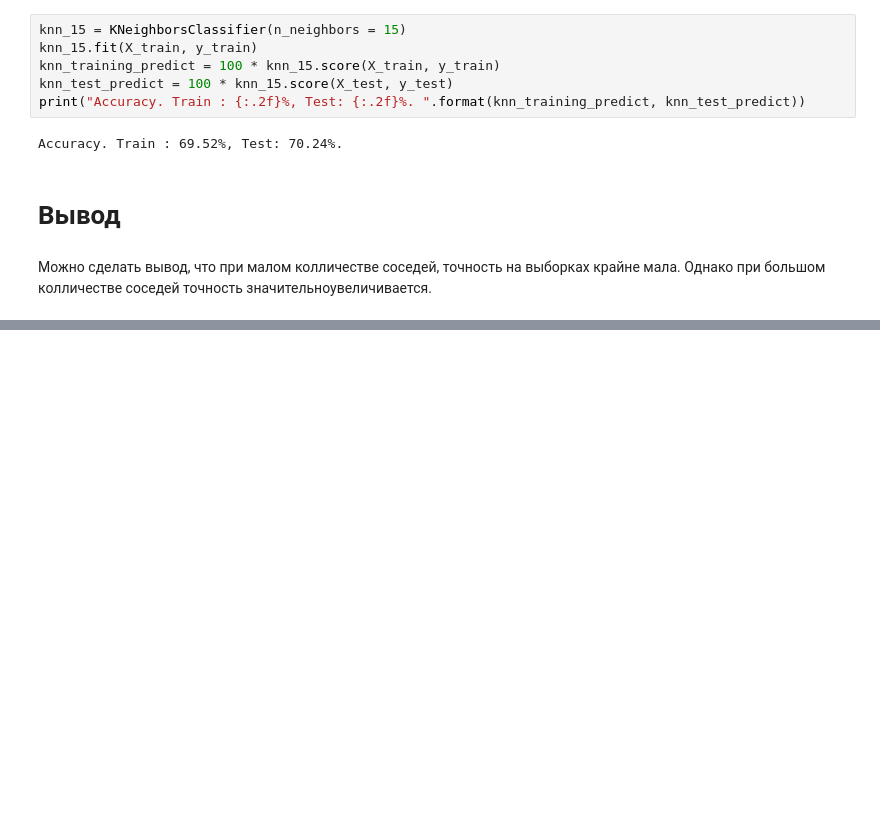
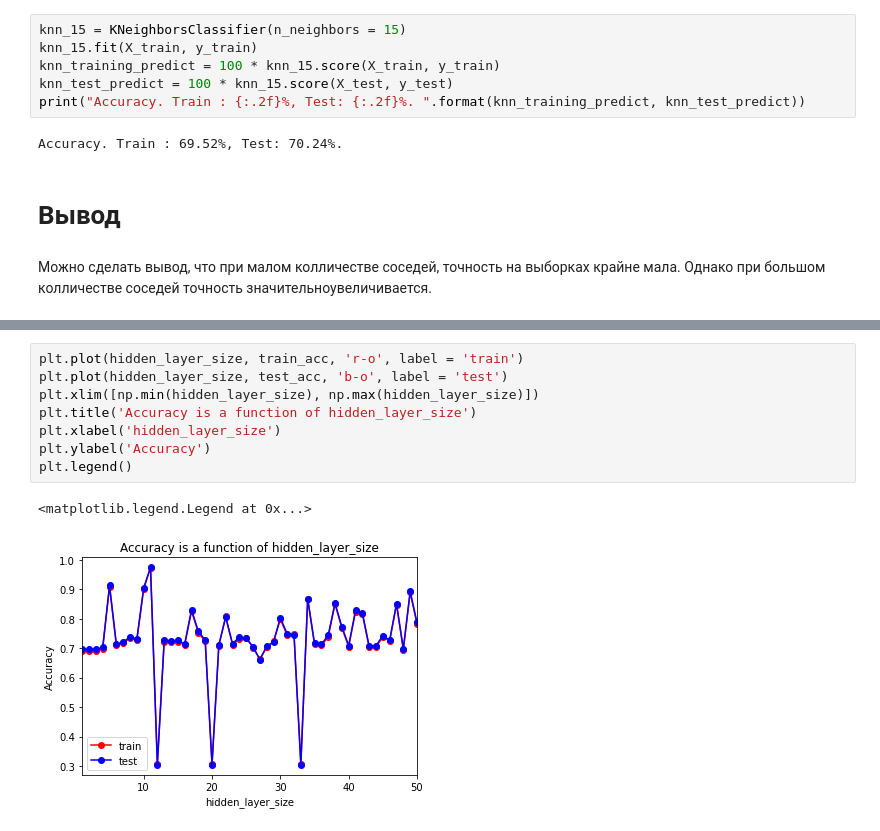
Before and after one commit to kuznetsov-ns/MLmag, a Jupyter notebook: Salary_Data_hw1.ipynb, the cells around one changed output, grey strips where cells are left out. Drawn from its saved outputs; the diff is of its cells as text; blank space fills up the shorter version.

```diff
--- a/Salary_Data_hw1.ipynb
+++ b/Salary_Data_hw1.ipynb
@@ -446,0 +528,11 @@ Accuracy. Train : 69.52%, Test: 70.24%.
+# %%
+plt.plot(hidden_layer_size, train_acc, 'r-o', label = 'train')
+plt.plot(hidden_layer_size, test_acc, 'b-o', label = 'test')
+plt.xlim([np.min(hidden_layer_size), np.max(hidden_layer_size)])
+plt.title('Accuracy is a function of hidden_layer_size')
+plt.xlabel('hidden_layer_size')
+plt.ylabel('Accuracy')
+plt.legend()
+# %% [output]
+<matplotlib.legend.Legend at 0x...>
+[figure, added]
```
Also changed, not shown: parts of 37 cells of this notebook.
